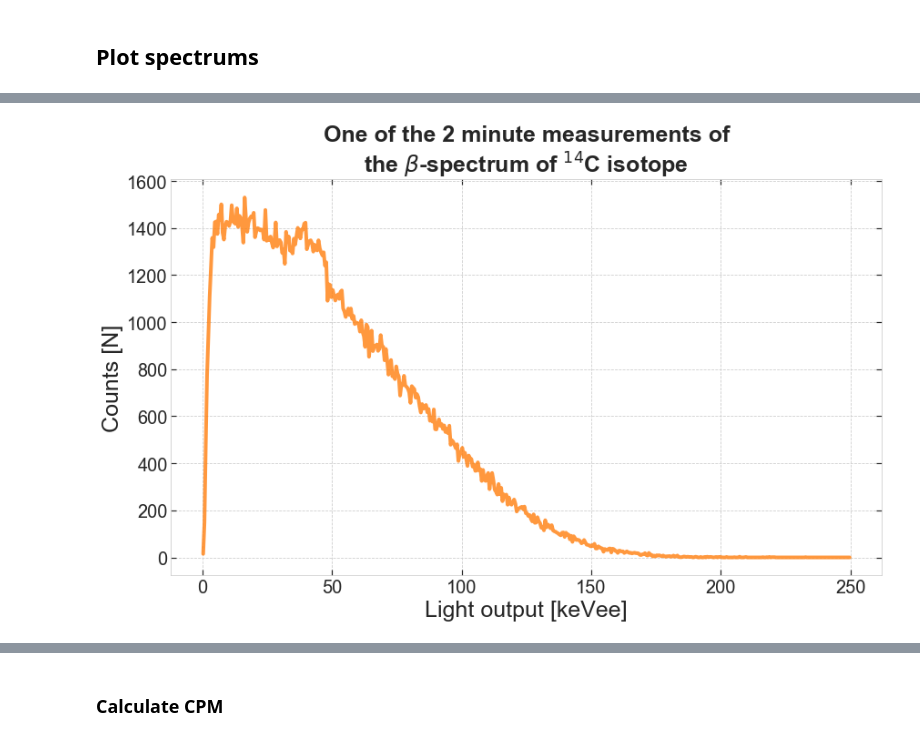
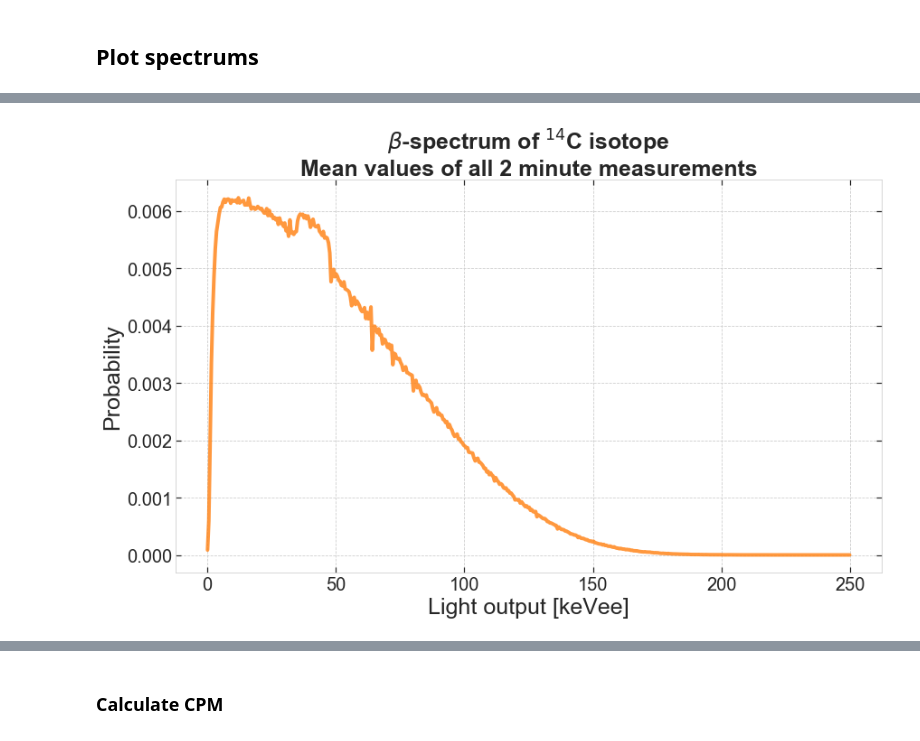
Before and after one commit to masterdesky/ELTE-applied-physics-2019, a Jupyter notebook: III. Liquid scintillation spectroscopy/notebooks/FSS.ipynb, the cells around one changed output, grey strips where cells are left out. Drawn from its saved outputs; the diff is of its cells as text; code cells hidden in the pictures.

```diff
--- a/III. Liquid scintillation spectroscopy/notebooks/FSS.ipynb
+++ b/III. Liquid scintillation spectroscopy/notebooks/FSS.ipynb
@@ -60,7 +60,7 @@ sns.set_style({'axes.axisbelow': True,
                'ytick.left': True,
                'ytick.right': True})
 # %%
-PC = False
+PC = True
 if PC:
     FSS_dir = 'D://GitHub/ELTE_Applied_Physics_2019/III. Liquid Scintillation Spectroscopy/'
     FSS_data = FSS_dir + 'data/'
@@ -111,9 +116,9 @@ def read_data_files(file):
 
     return df
 # %%
-data_1 = read_data_files(file=(FSS_data + os.listdir(FSS_data)[0]))
-data_2 = read_data_files(file=(FSS_data + os.listdir(FSS_data)[1]))
-data_3 = read_data_files(file=(FSS_data + os.listdir(FSS_data)[2]))
+data_1 = read_data_files(file=(FSS_data + os.listdir(FSS_data)[1]))
+data_2 = read_data_files(file=(FSS_data + os.listdir(FSS_data)[2]))
+data_3 = read_data_files(file=(FSS_data + os.listdir(FSS_data)[3]))
 data = data_1.append(data_2, ignore_index=True).append(data_3, ignore_index=True)
 data = data.T
 # %%
@@ -181,23 +232,28 @@ data
 # %%
 nrows = 1
 ncols = 1
 fig, axes = plt.subplots(nrows=nrows, ncols=ncols, figsize=(ncols*14,nrows*8))
 
 titlesize = 25
 axislabelsize = 25
 axisticksize = 20
 
-axes.plot(data.index, data[0],
+axes.plot(data.index, data['mean']/np.sum(data['mean']),
           lw=4, color='tab:orange', alpha=0.8)
 
-axes.set_title('One of the 2 minute measurements of\nthe $\\beta$-spectrum of $^{14}$C isotope', fontsize=titlesize, fontweight='bold')
+axes.set_title('$\\beta$-spectrum of $^{14}$C isotope\nMean values of all 2 minute measurements',
+               fontsize=titlesize, fontweight='bold')
 axes.set_xlabel('Light output [keVee]', fontsize=axislabelsize)
-axes.set_ylabel('Counts [N]', fontsize=axislabelsize)
+axes.set_ylabel('Probability', fontsize=axislabelsize)
 axes.tick_params(axis='both', which='major', labelsize=axisticksize)
 
+plt.savefig(figsave_dir + 'mean_spectrum.' + figsave_format,
+            format=figsave_format,
+            dpi=figsave_dpi,
+            bbox_inches='tight')
 plt.show()
 # %% [output]
-[figure, old version]
+[figure, new version]
 # %%
 nrows = 1
 ncols = 1
```
Also changed, not shown: parts of 18 cells of this notebook, 22 other files.
